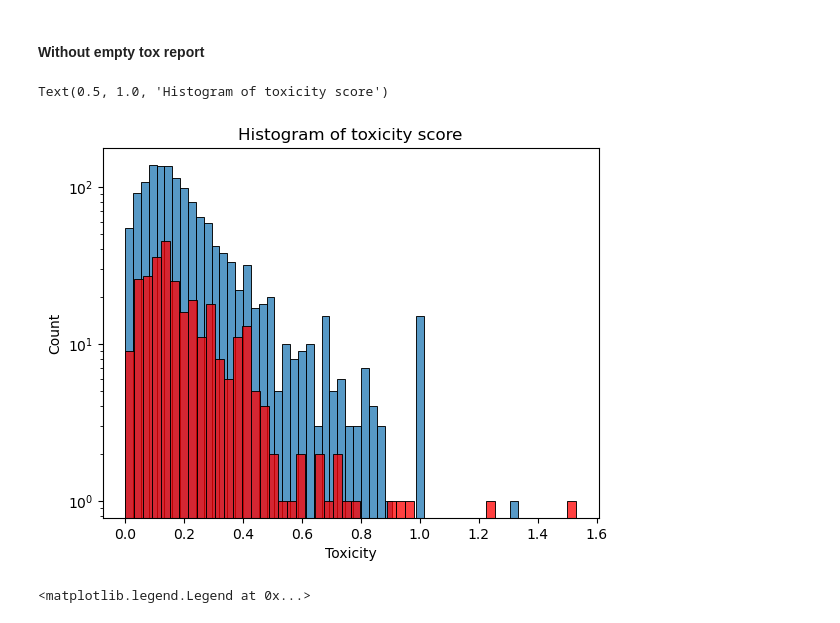
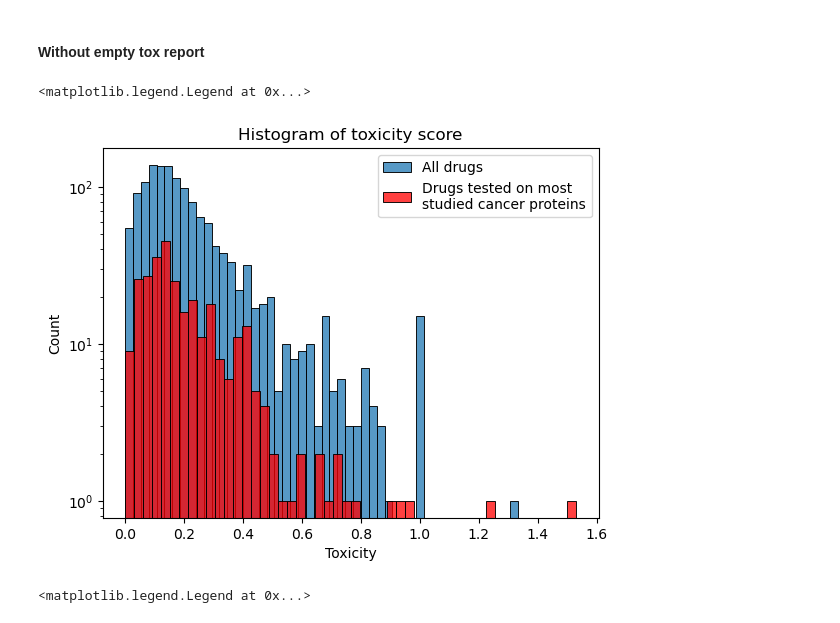
Before and after one commit to epfl-ada/ada-2024-project-hyperbabbage, a Jupyter notebook: mathis_final.ipynb, the cells around one changed output. Cells and saved outputs as stored; diff of their text form; code cells hidden in the pictures.

```diff
--- a/mathis_final.ipynb
+++ b/mathis_final.ipynb
@@ -296,13 +296,14 @@ Text(0.5, 1.0, 'Histogram of the toxicity score')
 # %%
 sns.histplot(grouped_df_tox["toxicity_score"], bins=50)
 sns.histplot(grouped_df_studied_tox["toxicity_score"], bins=50,color="red")
 
 plt.yscale("log")
 plt.xlabel("Toxicity")
 plt.title("Histogram of toxicity score")
+plt.legend(["All drugs","Drugs tested on most\nstudied cancer proteins"])
 # %% [output]
-Text(0.5, 1.0, 'Histogram of toxicity score')
+<matplotlib.legend.Legend at 0x...>
-[figure, old version]
+[figure, new version]
 # %%
 sns.scatterplot(grouped_df_tox,x="toxicity_score",y = "count",alpha = 0.1)
 sns.scatterplot(grouped_df_studied_tox,x="toxicity_score",y = "count",alpha = 0.4,color="red")
```
Also changed, not shown: parts of 1 cell of this notebook.
